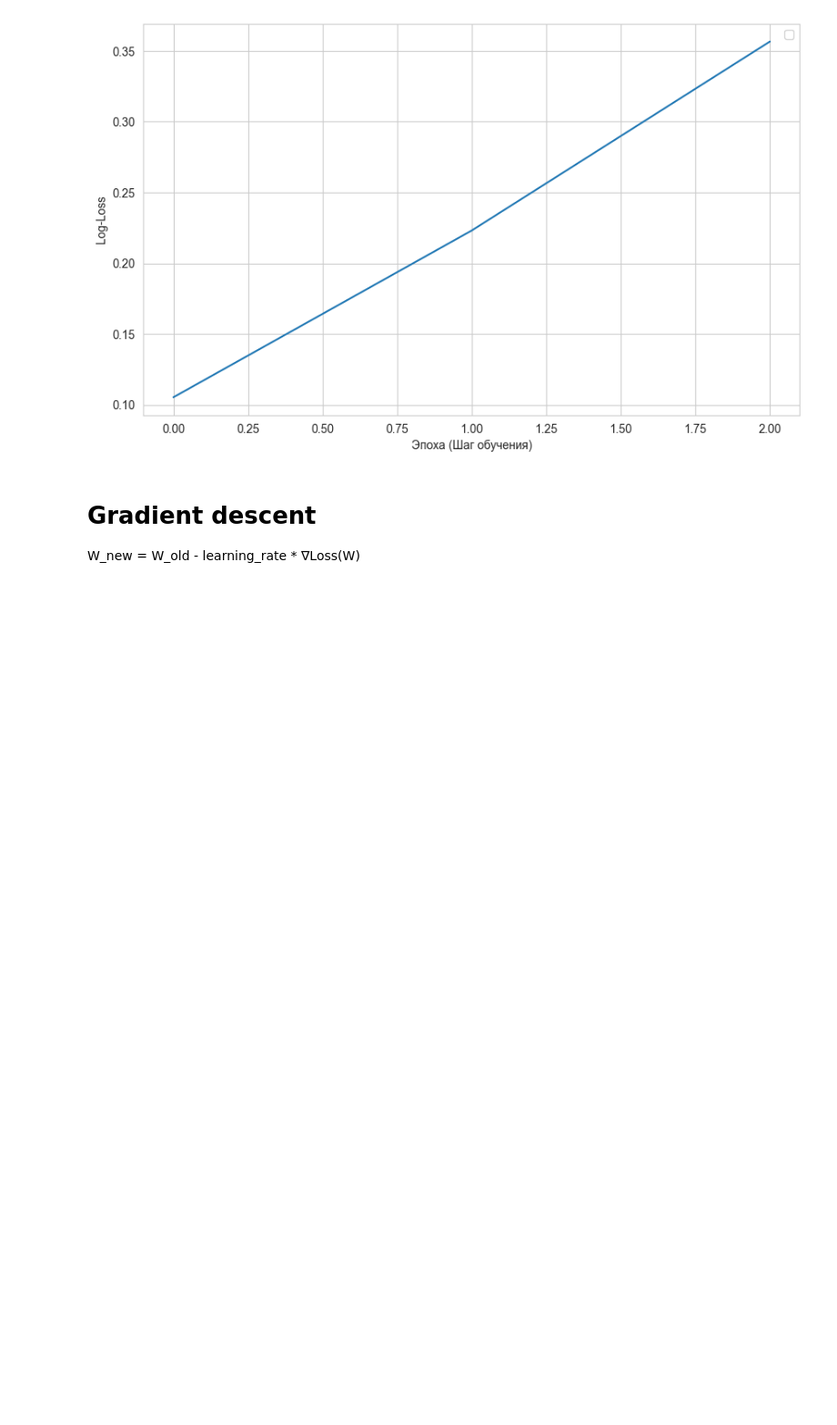
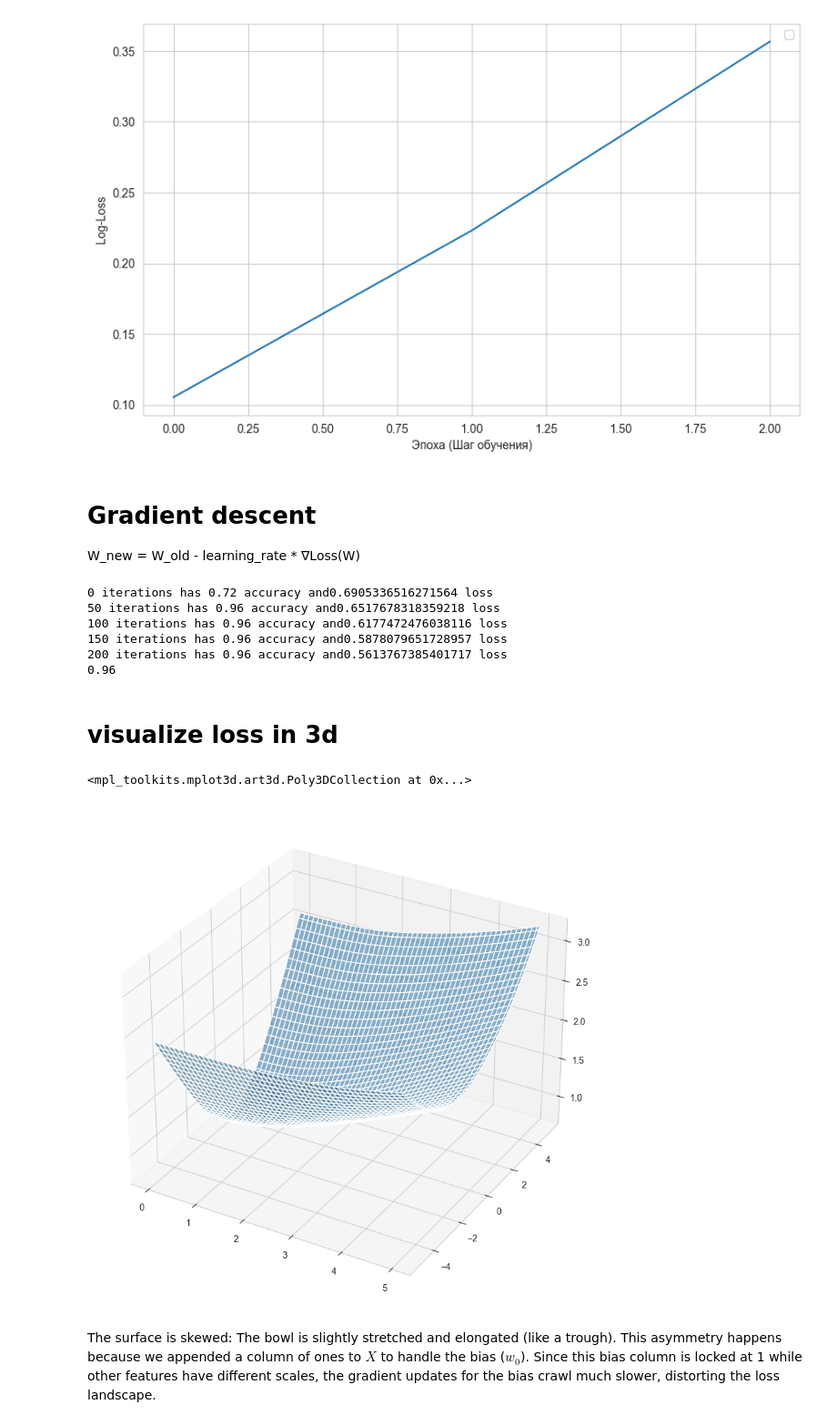
Before and after one commit to Netall0/ML, a Jupyter notebook: notebooks/LogisticRegression.ipynb, the cells around one changed output. Shown at 91% size. Drawn from its saved outputs; the diff is of its cells as text; code cells hidden in the pictures; blank space fills up the shorter version.

```diff
--- a/notebooks/LogisticRegression.ipynb
+++ b/notebooks/LogisticRegression.ipynb
@@ -489,3 +492,76 @@ class LogisticRegressionFromScratch:
 
     def score(self,X: np.ndarray,y: np.ndarray)->float:
         return float(np.mean(self.predict(X)==y))
+# %%
+# used
+
+from sklearn.datasets import make_classification
+from sklearn.preprocessing import StandardScaler
+
+
+
+X_make, y_make = make_classification(
+    n_samples = 25,
+    n_features = 1,
+    n_informative = 1,
+    random_state = 42,
+    n_clusters_per_class = 1,
+    class_sep = 0.4,
+    n_redundant = 0
+)
+
+
+
+
+# pipeline our model with standart scaler
+
+X_make_with_bias = LogisticRegressionFromScratch._add_bias(X_make)
+
+X_make = StandardScaler().fit_transform(X_make_with_bias)
+
+
+my_model = LogisticRegressionFromScratch(
+    log_every=50
+
+)
+
+
+my_model.fit(X_make_with_bias,y_make)
+
+
+print(my_model.score(X_make_with_bias,y_make))
+# %% [output]
+0 iterations has 0.72 accuracy and0.6905336516271564 loss
+50 iterations has 0.96 accuracy and0.6517678318359218 loss
+100 iterations has 0.96 accuracy and0.6177472476038116 loss
+150 iterations has 0.96 accuracy and0.5878079651728957 loss
+200 iterations has 0.96 accuracy and0.5613767385401717 loss
+0.96
+# %% [markdown]
+# visualize loss in 3d
+# %%
+from mpl_toolkits.mplot3d.axes3d import Axes3D
+
+def logloss(w1,w0):
+    y_pred = sigmoid(w1 * X + w0)
+    return LogisticRegressionFromScratch._logloss(y, y_pred)
+
+
+coefs_a = np.linspace(0,5,num=100)
+coefs_b = np.linspace(-5,5,num=100)
+w1, w0 = np.meshgrid(coefs_a,coefs_b)
+
+coefs_a = np.linspace(0, 5, num=100)
+coefs_b = np.linspace(-5, 5, num=100)
+w1, w0 = np.meshgrid(coefs_a, coefs_b)
+
+fig = plt.figure(figsize=(15, 10))
+ax = fig.add_subplot(111, projection='3d')
+zs = np.array([logloss(i, j) for i, j in zip(np.ravel(w1), np.ravel(w0))])
+Z = zs.reshape(w1.shape)
+ax.plot_surface(w1, w0, Z, alpha=.5)
+# %% [output]
+<mpl_toolkits.mplot3d.art3d.Poly3DCollection at 0x...>
+[figure, added]
+# %% [markdown]
+The surface is skewed: The bowl is slightly stretched and elongated (like a trough). This asymmetry happens because we appended a column of ones to $X$ to handle the bias ($w_0$). Since this bias column is locked at 1 while other features have different scales, the gradient updates for the bias crawl much slower, distorting the loss landscape.
```
Also changed, not shown: parts of 1 cell of this notebook, 2 other files.
